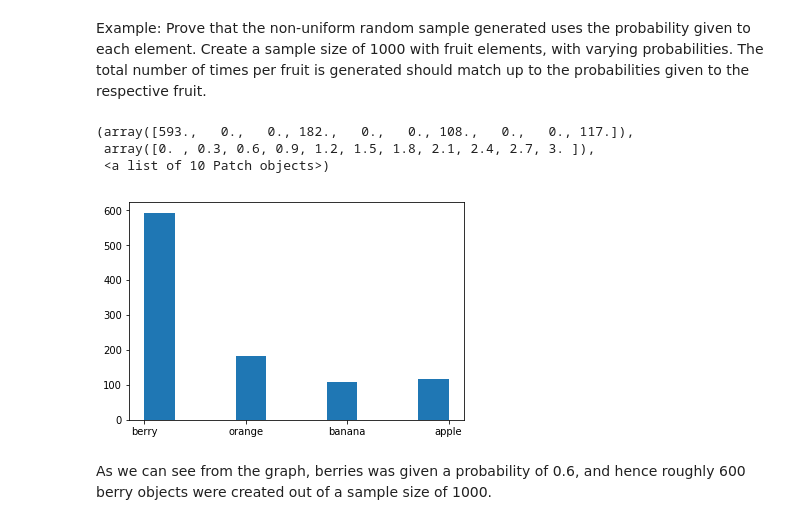
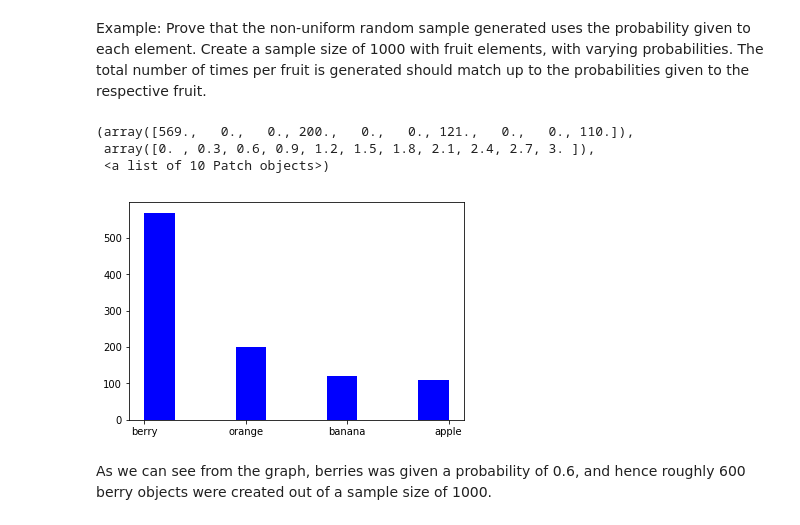
Before and after one commit to yonjeremy/emerging-technologies-assesment, a Jupyter notebook: numpy-random.ipynb, the cells around one changed output. Saved outputs shown, nothing was run; the diff lists cells and outputs as text; code cells hidden in the pictures.

```diff
--- a/numpy-random.ipynb
+++ b/numpy-random.ipynb
@@ -244,12 +244,12 @@ array([4, 0, 3])
 Example: Prove that the non-uniform random sample generated uses the probability given to each element. Create a sample size of 1000 with fruit elements, with varying probabilities. The total number of times per fruit is generated should match up to the probabilities given to the respective fruit.
 # %%
 x = np.random.choice(["apple","banana","orange","berry"],(1000),p=[0.1,0.1,0.2,0.6])
-plt.hist(x)
+plt.hist(x,color='b')
 # %% [output]
-(array([593.,   0.,   0., 182.,   0.,   0., 108.,   0.,   0., 117.]),
+(array([569.,   0.,   0., 200.,   0.,   0., 121.,   0.,   0., 110.]),
  array([0. , 0.3, 0.6, 0.9, 1.2, 1.5, 1.8, 2.1, 2.4, 2.7, 3. ]),
  <a list of 10 Patch objects>)
-[figure, old version]
+[figure, new version]
 # %% [markdown]
 As we can see from the graph, berries was given a probability of 0.6, and hence roughly 600 berry objects were created out of a sample size of 1000.
 # %% [markdown]
```
Also changed, not shown: parts of 43 cells of this notebook.
